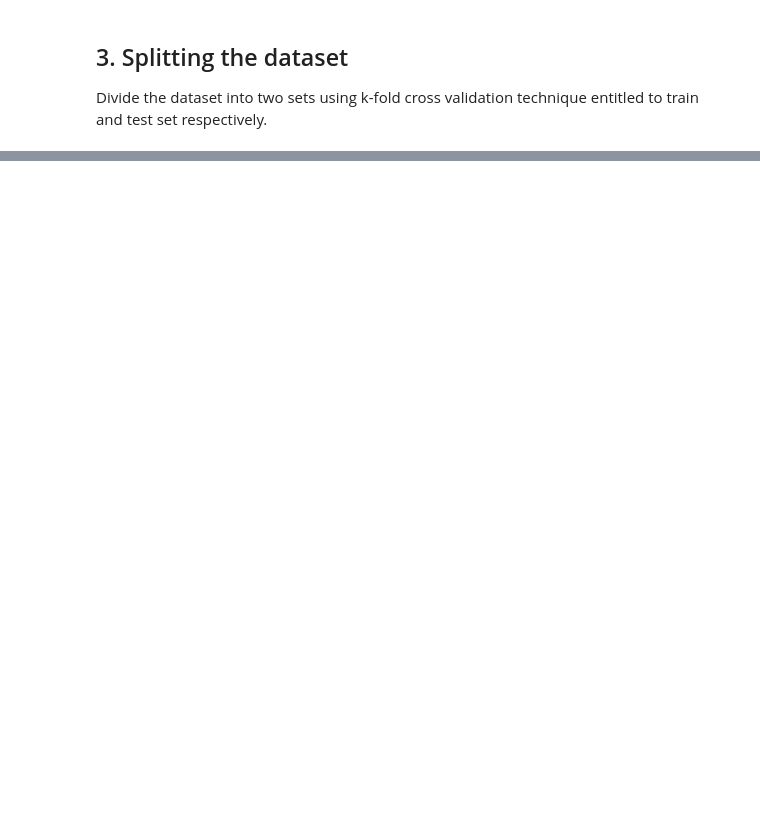
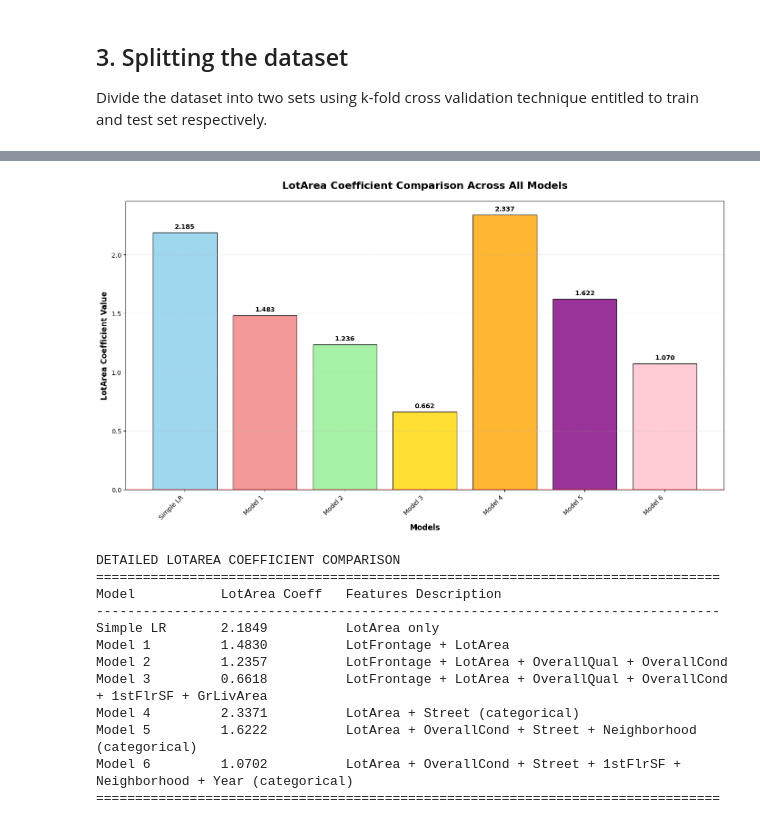
Before and after one commit to Uttam-Mahata/Machine-Learning-LAB, a Jupyter notebook: Assignment 1 - Linear Regression/house_price_classification copy.ipynb, the cells around one changed output, grey strips where cells are left out. Saved outputs shown, nothing was run; the diff lists cells and outputs as text; code cells hidden in the pictures; blank space fills up the shorter version.

Commit message:
Refactor code structure for improved readability and maintainability

```diff
--- a/Assignment 1 - Linear Regression/house_price_classification copy.ipynb
+++ b/Assignment 1 - Linear Regression/house_price_classification copy.ipynb
@@ -298,0 +826,67 @@ Model 3 Slope: [5.82711595e+01 6.45767694e-01 3.11577531e+04 1.34537716e+03
+# %%
+# Create visualization of LotArea coefficients across all models
+plt.figure(figsize=(14, 8))
+
+# Prepare data for plotting
+coefficients_values = list(lotarea_coefficients.values())
+short_model_names = ['Simple LR', 'Model 1', 'Model 2', 'Model 3', 'Model 4', 'Model 5', 'Model 6']
+
+# Create the bar plot
+bars = plt.bar(range(len(coefficients_values)), coefficients_values,
+               color=['skyblue', 'lightcoral', 'lightgreen', 'gold', 'orange', 'purple', 'pink'],
+               alpha=0.8, edgecolor='black', linewidth=1)
+
+# Customize the plot
+plt.title('LotArea Coefficient Comparison Across All Models', fontsize=16, fontweight='bold', pad=20)
+plt.xlabel('Models', fontsize=12, fontweight='bold')
+plt.ylabel('LotArea Coefficient Value', fontsize=12, fontweight='bold')
+plt.xticks(range(len(coefficients_values)), short_model_names, rotation=45, ha='right')
+
+# Add value labels on top of each bar
+for i, (bar, value) in enumerate(zip(bars, coefficients_values)):
+    plt.text(bar.get_x() + bar.get_width()/2, bar.get_height() + max(coefficients_values)*0.01,
+             f'{value:.3f}', ha='center', va='bottom', fontweight='bold', fontsize=10)
+
+# Add grid for better readability
+plt.grid(axis='y', alpha=0.3, linestyle='--')
+
+# Add a horizontal line at y=0 for reference
+plt.axhline(y=0, color='red', linestyle='-', alpha=0.5)
+
+plt.tight_layout()
+plt.show()
+
+# Create a detailed comparison table
+print("\nDETAILED LOTAREA COEFFICIENT COMPARISON")
+print("="*80)
+print(f"{'Model':<15} {'LotArea Coeff':<15} {'Features Description':<50}")
+print("-" * 80)
+
+model_descriptions = [
+    "LotArea only",
+    "LotFrontage + LotArea",
+    "LotFrontage + LotArea + OverallQual + OverallCond",
+    "LotFrontage + LotArea + OverallQual + OverallCond + 1stFlrSF + GrLivArea",
+    "LotArea + Street (categorical)",
+    "LotArea + OverallCond + Street + Neighborhood (categorical)",
+    "LotArea + OverallCond + Street + 1stFlrSF + Neighborhood + Year (categorical)"
+]
+
+for i, (coef, desc) in enumerate(zip(coefficients_values, model_descriptions)):
+    print(f"{short_model_names[i]:<15} {coef:<15.4f} {desc:<50}")
+
+print("="*80)
+# %% [output]
+[figure, added]
+DETAILED LOTAREA COEFFICIENT COMPARISON
+================================================================================
+Model           LotArea Coeff   Features Description
+--------------------------------------------------------------------------------
+Simple LR       2.1849          LotArea only
+Model 1         1.4830          LotFrontage + LotArea
+Model 2         1.2357          LotFrontage + LotArea + OverallQual + OverallCond
+Model 3         0.6618          LotFrontage + LotArea + OverallQual + OverallCond + 1stFlrSF + GrLivArea
+Model 4         2.3371          LotArea + Street (categorical)
+Model 5         1.6222          LotArea + OverallCond + Street + Neighborhood (categorical)
+Model 6         1.0702          LotArea + OverallCond + Street + 1stFlrSF + Neighborhood + Year (categorical)
+================================================================================
```
Also changed, not shown: parts of 24 cells of this notebook, 1 other file.
